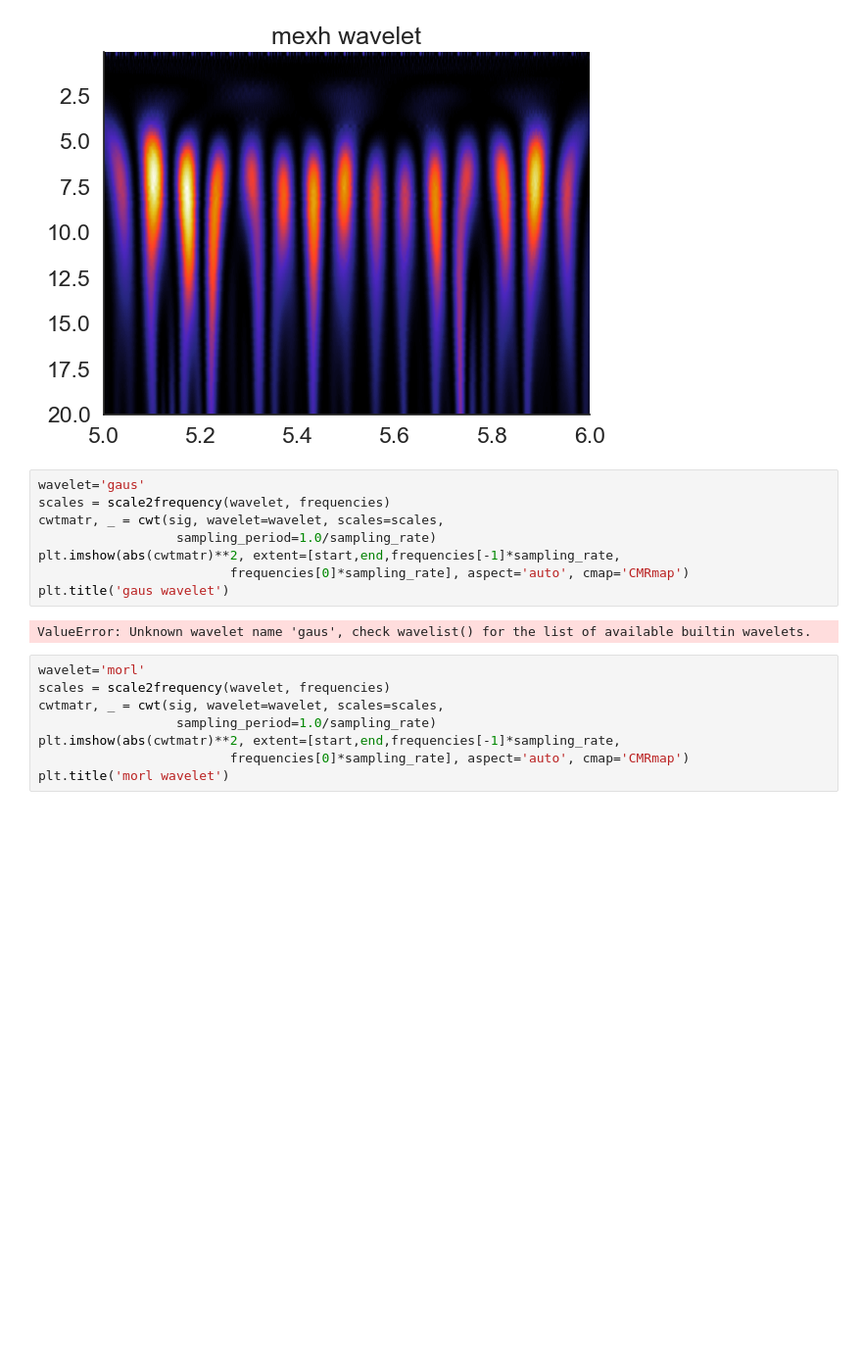
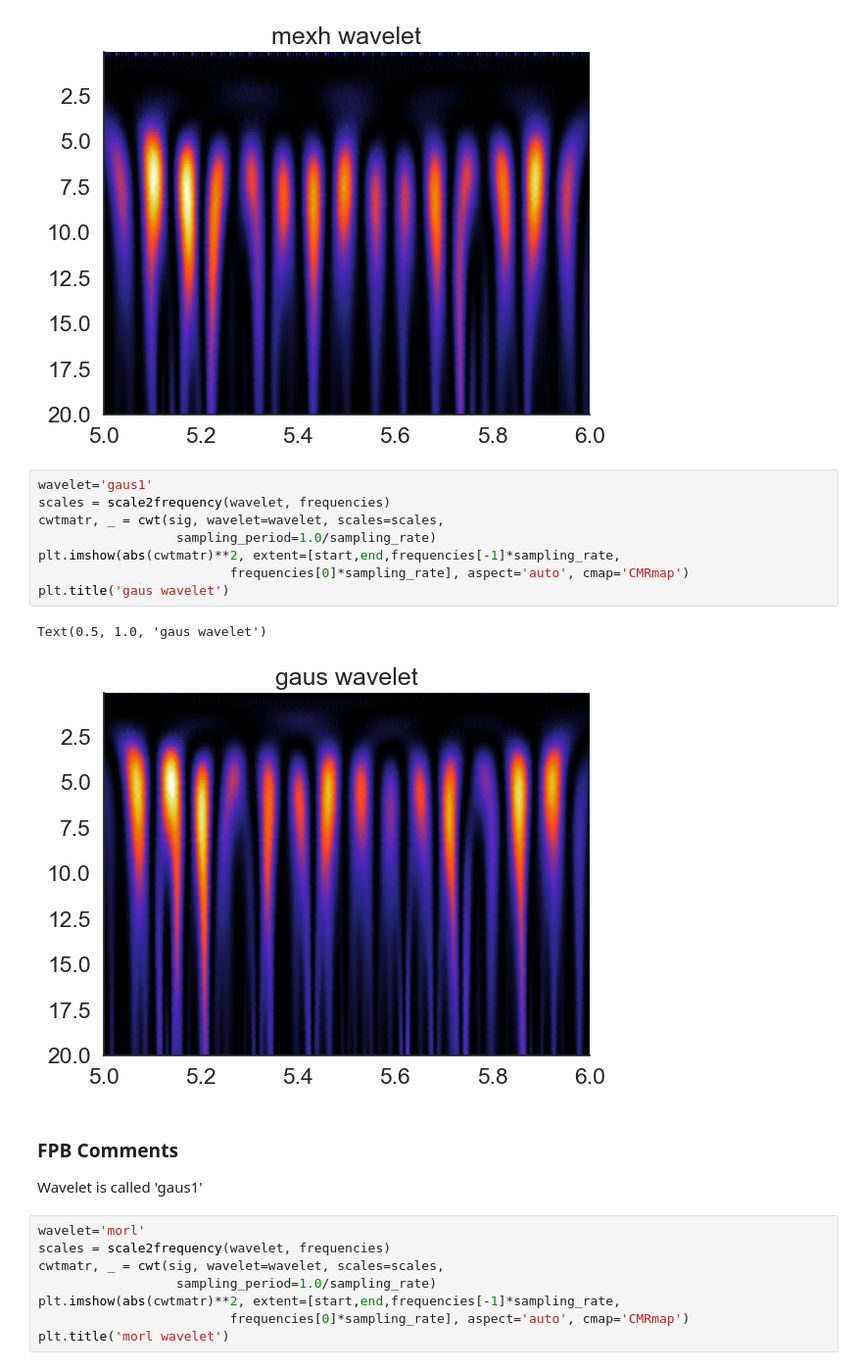
Before and after one commit to myrthepaas/Repository, a Jupyter notebook: Local_field_potential_Myrthe.ipynb, the cells around one changed output. Shown at 98% size. Drawn from its saved outputs; the diff is of its cells as text; blank space fills up the shorter version.

Commit message:
Francesco's comments

```diff
--- a/Local_field_potential_Myrthe.ipynb
+++ b/Local_field_potential_Myrthe.ipynb
@@ -232,15 +235,19 @@ plt.title('mexh wavelet')
 Text(0.5, 1.0, 'mexh wavelet')
 [figure]
 # %%
-wavelet='gaus'
+wavelet='gaus1'
 scales = scale2frequency(wavelet, frequencies)
 cwtmatr, _ = cwt(sig, wavelet=wavelet, scales=scales,
                   sampling_period=1.0/sampling_rate)
 plt.imshow(abs(cwtmatr)**2, extent=[start,end,frequencies[-1]*sampling_rate,
                          frequencies[0]*sampling_rate], aspect='auto', cmap='CMRmap')
 plt.title('gaus wavelet')
 # %% [output]
-ValueError: Unknown wavelet name 'gaus', check wavelist() for the list of available builtin wavelets.
+Text(0.5, 1.0, 'gaus wavelet')
+[figure, added]
+# %% [markdown]
+### FPB Comments
+Wavelet is called 'gaus1'
 # %%
 wavelet='morl'
 scales = scale2frequency(wavelet, frequencies)
```
Also changed, not shown: parts of 8 cells of this notebook.
